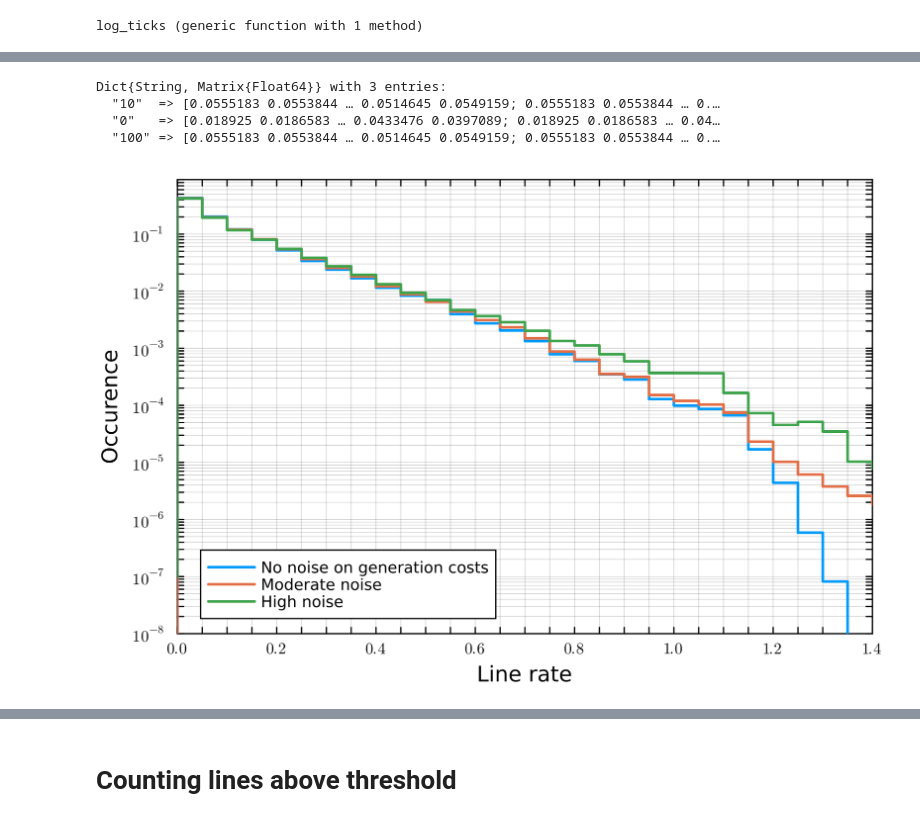
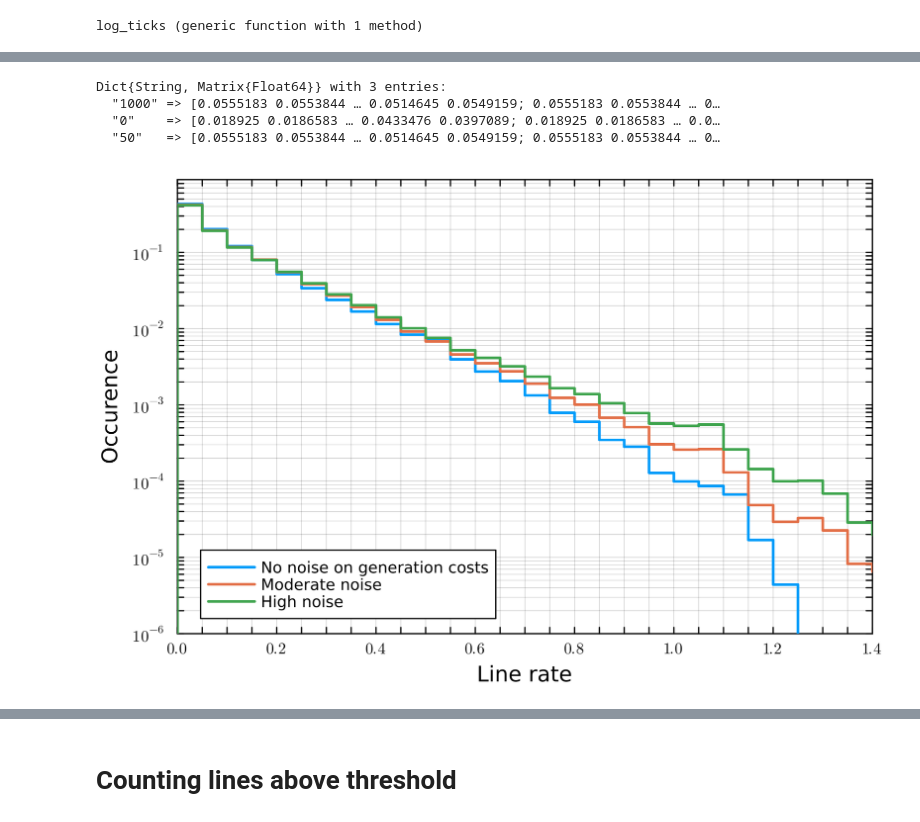
Before and after one commit to GeeeHesso/PowerData, a Jupyter notebook: run/TOPF_noise_comparison.ipynb, the cells around one changed output, grey strips where cells are left out. Cells and saved outputs as stored; diff of their text form; code cells hidden in the pictures.

```diff
--- a/run/TOPF_noise_comparison.ipynb
+++ b/run/TOPF_noise_comparison.ipynb
@@ -23,8 +35,8 @@ noise_factors = collect(keys(sort(OrderedDict(noise_factors .=> parse.(Float64,
 # %%
 selected_noise_factors = OrderedDict(
     "0"   => "No noise on generation costs",
-    "10"  => "Moderate noise",
-    "100" => "High noise"
+    "50"  => "Moderate noise",
+    "1000" => "High noise"
 )
 issubset(keys(selected_noise_factors), noise_factors)
 # %% [output]
@@ -72,20 +85,20 @@ problematic_lines = [3227, 3310, 5585, 6132]
 data_reduced = Dict(noise => table[[i for i = 1:size(table, 1) if i ∉ problematic_lines], :] for (noise, table) ∈ data)
 # %% [output]
 Dict{String, Matrix{Float64}} with 3 entries:
-  "10"  => [0.0555183 0.0553844 … 0.0514645 0.0549159; 0.0555183 0.0553844 … 0.…
-  "0"   => [0.018925 0.0186583 … 0.0433476 0.0397089; 0.018925 0.0186583 … 0.04…
-  "100" => [0.0555183 0.0553844 … 0.0514645 0.0549159; 0.0555183 0.0553844 … 0.…
+  "1000" => [0.0555183 0.0553844 … 0.0514645 0.0549159; 0.0555183 0.0553844 … 0…
+  "0"    => [0.018925 0.0186583 … 0.0433476 0.0397089; 0.018925 0.0186583 … 0.0…
+  "50"   => [0.0555183 0.0553844 … 0.0514645 0.0549159; 0.0555183 0.0553844 … 0…
 # %%
 plot(framestyle = :box, dpi=300, legend=:bottomleft, xlabel="Line rate", ylabel="Occurence",
     xlims=(0, 1.4), x_ticks = ([x/20 for x = 0:28], [(x % 4 == 0) ? latexstring(x / 20) : "" for x = 0:28]),
-    ylims=(1e-8, 0.9), y_ticks = log_ticks(-8, -1))
+    ylims=(1e-6, 0.9), y_ticks = log_ticks(-6, -1))
 for (noise, label) in selected_noise_factors
     stephist!(reshape(data_reduced[noise], (length(data_reduced[noise]))), label = label, normalize=:probability,
         bins=range(0, 2, length=41), linewidth=2, yscale=:log10)
 end
 plot!()
 # %% [output]
-[figure, old version]
+[figure, new version]
 # %%
 plot(framestyle = :box, dpi=300, legend=:bottomleft, xlabel="Line rate", ylabel="Occurence",
     xlims=(0, 1.4), x_ticks = ([x/10 for x = 0:14], [(x % 2 == 0) ? latexstring(x / 10) : "" for x = 0:14]),
```
Also changed, not shown: parts of 10 cells of this notebook, 3 other files.
